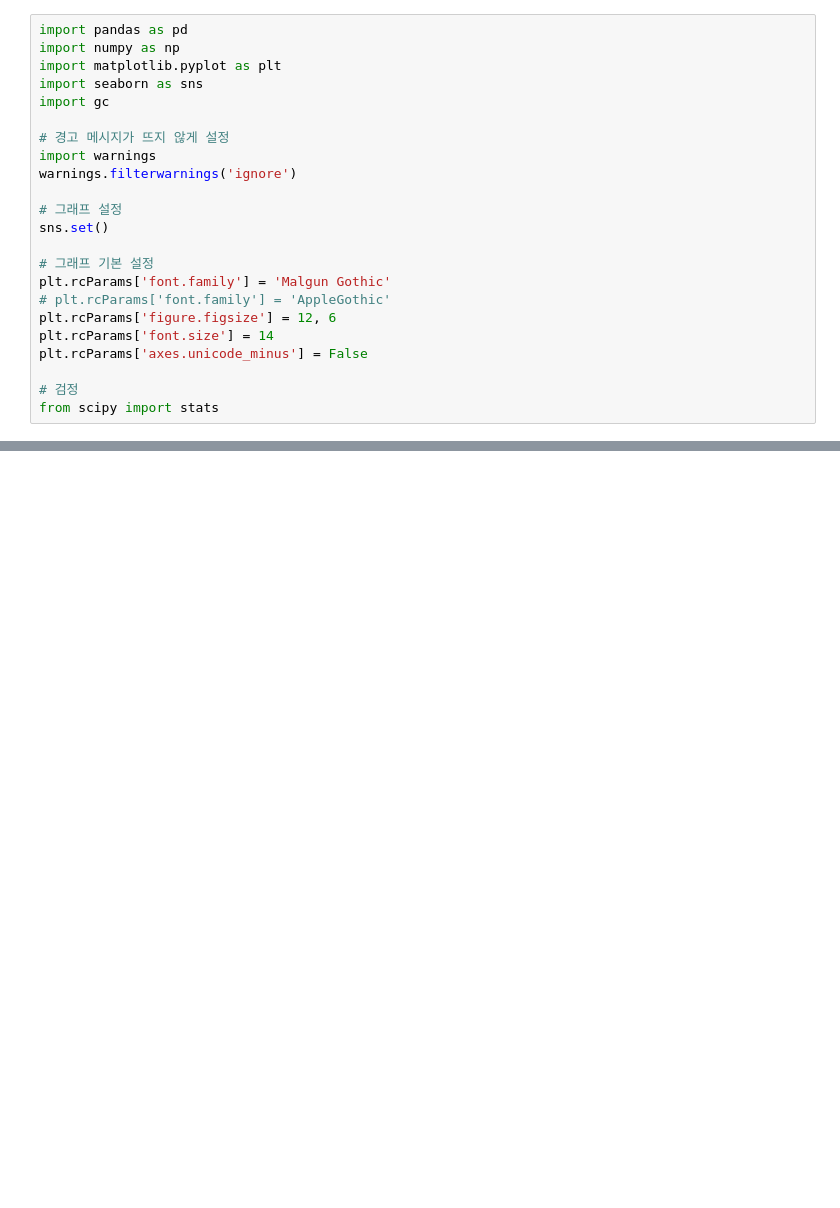
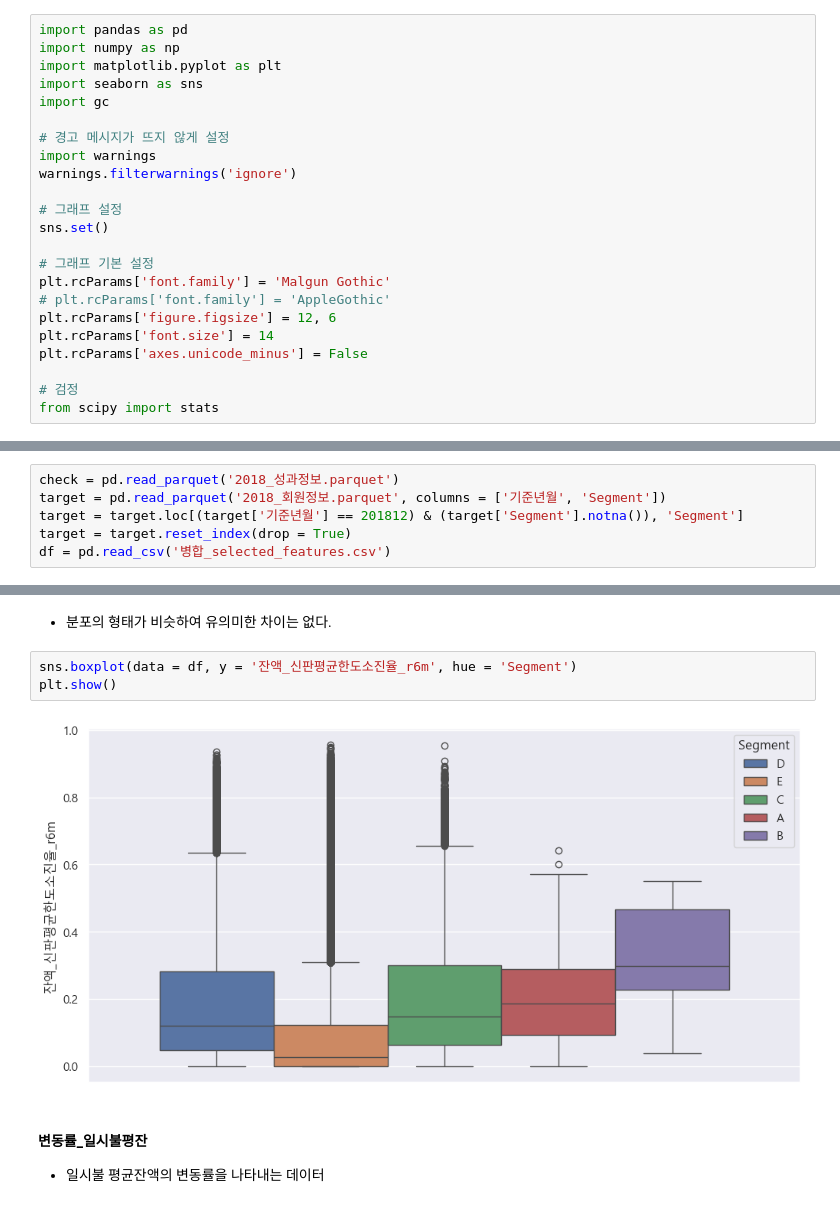
Before and after one commit to Rungky/FinalProject, a Jupyter notebook: src/강창휘/성과정보EDA.ipynb, the cells around one changed output, grey strips where cells are left out. Cells and saved outputs as stored; diff of their text form; blank space fills up the shorter version.

```diff
--- a/src/강창휘/성과정보EDA.ipynb
+++ b/src/강창휘/성과정보EDA.ipynb
@@ -28,0 +24,6 @@ KeyError: '카드론동의여부'
+# %%
+check = pd.read_parquet('2018_성과정보.parquet')
+target = pd.read_parquet('2018_회원정보.parquet', columns = ['기준년월', 'Segment'])
+target = target.loc[(target['기준년월'] == 201812) & (target['Segment'].notna()), 'Segment']
+target = target.reset_index(drop = True)
+df = pd.read_csv('병합_selected_features.csv')
@@ -28,0 +173,10 @@ KeyError: '카드론동의여부'
+# %% [markdown]
+- 분포의 형태가 비슷하여 유의미한 차이는 없다.
+# %%
+sns.boxplot(data = df, y = '잔액_신판평균한도소진율_r6m', hue = 'Segment')
+plt.show()
+# %% [output]
+[figure, added]
+# %% [markdown]
+#### 변동률_일시불평잔
+- 일시불 평균잔액의 변동률을 나타내는 데이터
```
Also changed, not shown: parts of 25 cells of this notebook, 8 other files.
